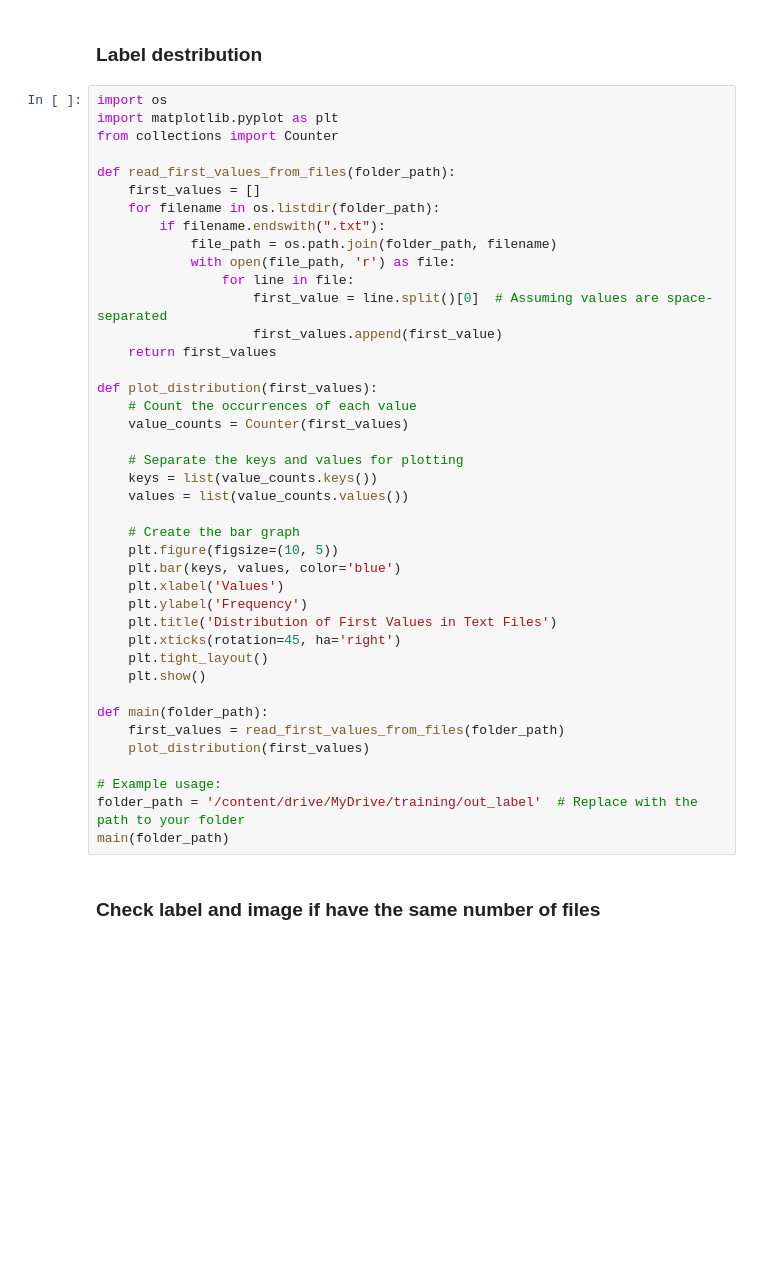
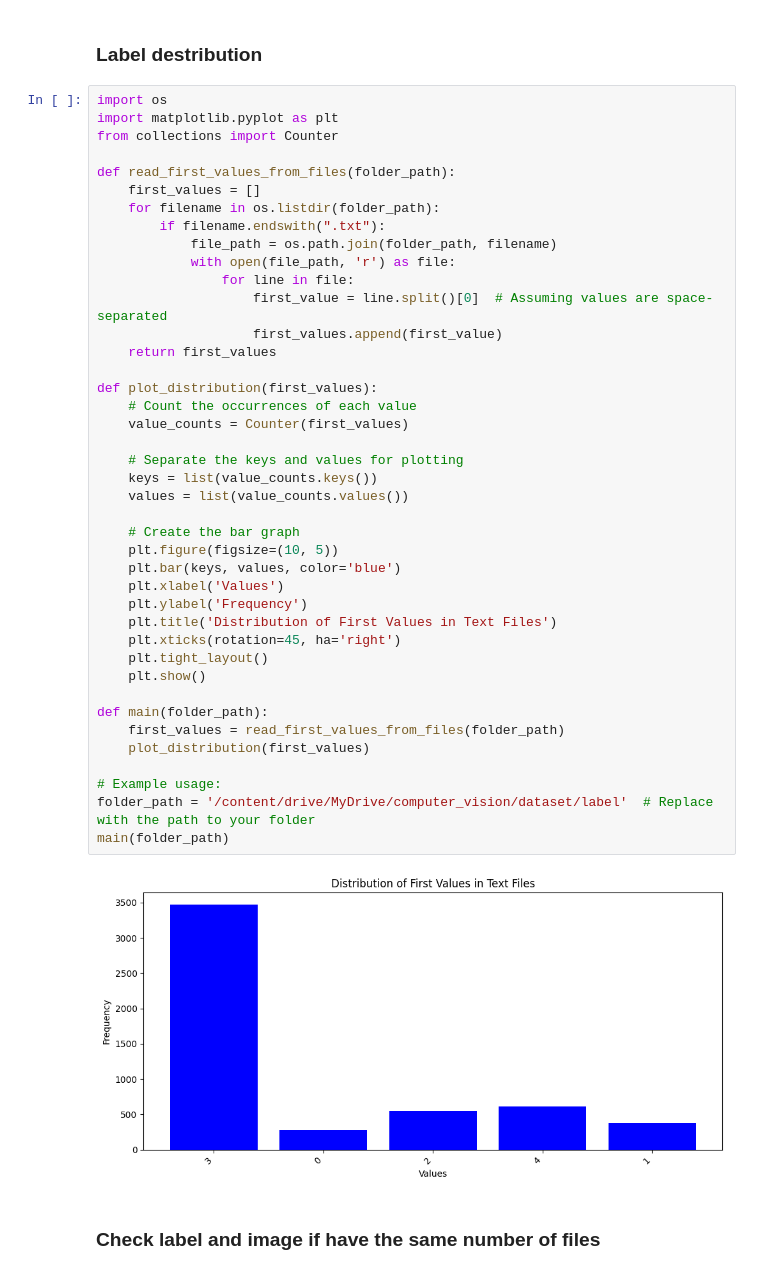
Before and after one commit to clara0goncalves/ComputerVision2024Sapienza, a Jupyter notebook: Data_Preprocessing/Data_preprocessing.ipynb, the cells around one changed output. Drawn from its saved outputs; the diff is of its cells as text; blank space fills up the shorter version.

```diff
--- a/Data_Preprocessing/Data_preprocessing.ipynb
+++ b/Data_Preprocessing/Data_preprocessing.ipynb
@@ -182,34 +182,36 @@ def read_first_values_from_files(folder_path):
             with open(file_path, 'r') as file:
                 for line in file:
                     first_value = line.split()[0]  # Assuming values are space-separated
                     first_values.append(first_value)
     return first_values
 
 def plot_distribution(first_values):
     # Count the occurrences of each value
     value_counts = Counter(first_values)
 
     # Separate the keys and values for plotting
     keys = list(value_counts.keys())
     values = list(value_counts.values())
 
     # Create the bar graph
     plt.figure(figsize=(10, 5))
     plt.bar(keys, values, color='blue')
     plt.xlabel('Values')
     plt.ylabel('Frequency')
     plt.title('Distribution of First Values in Text Files')
     plt.xticks(rotation=45, ha='right')
     plt.tight_layout()
     plt.show()
 
 def main(folder_path):
     first_values = read_first_values_from_files(folder_path)
     plot_distribution(first_values)
 
 # Example usage:
-folder_path = '/content/drive/MyDrive/training/out_label'  # Replace with the path to your folder
+folder_path = '/content/drive/MyDrive/computer_vision/dataset/label'  # Replace with the path to your folder
 main(folder_path)
+# %% [output]
+[figure, added]
 # %% [markdown]
 ### Check label and image if have the same number of files
 # %%
```
Also changed, not shown: parts of 14 cells of this notebook.
